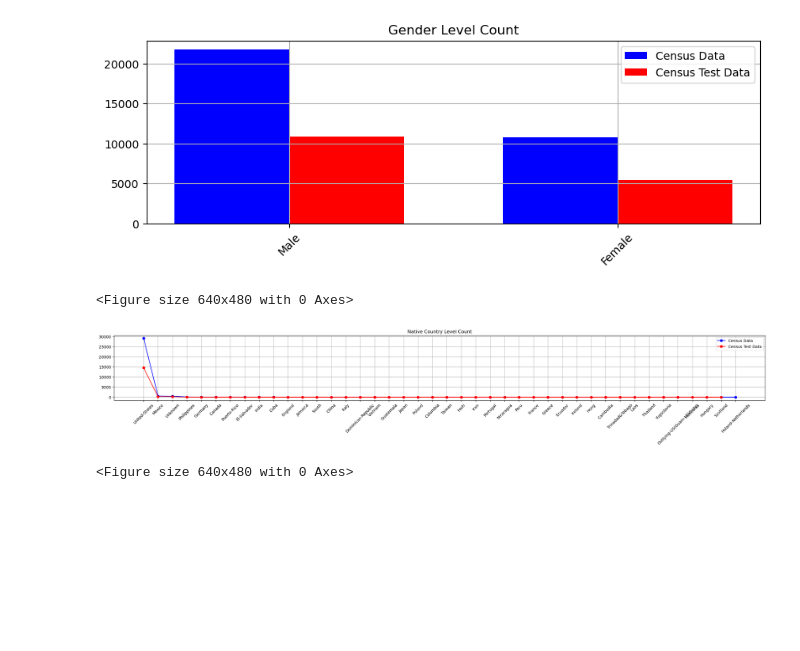
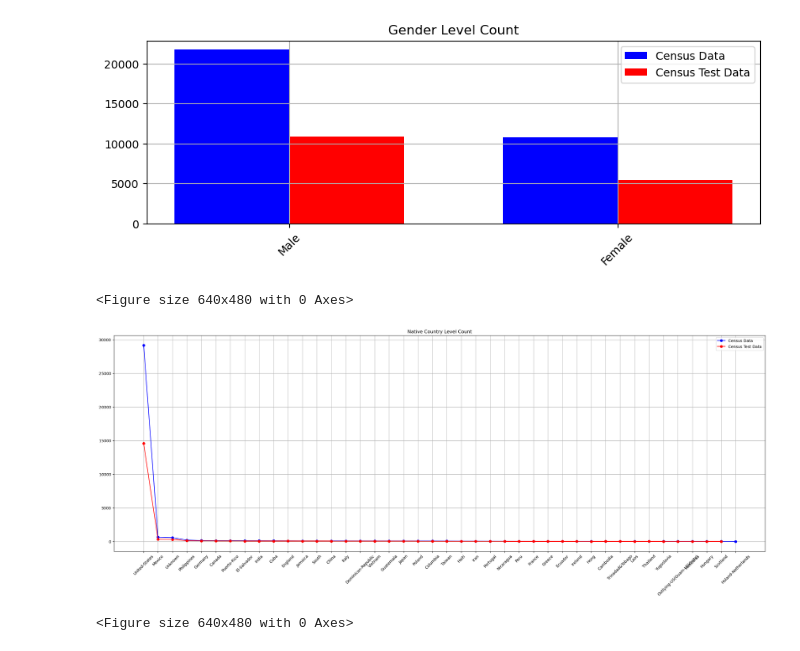
Before and after one commit to sppencerr/Census_Income_ML_Model_Team2, a Jupyter notebook: Group_2_Census_Income_ML_Model_Keep_All_Records.ipynb, the cells around one changed output. Drawn from its saved outputs; the diff is of its cells as text; code cells hidden in the pictures; blank space fills up the shorter version.

```diff
--- a/Group_2_Census_Income_ML_Model_Keep_All_Records.ipynb
+++ b/Group_2_Census_Income_ML_Model_Keep_All_Records.ipynb
@@ -471,21 +471,21 @@ plt.show()
 # %%
 # Create a visualization of the native country column for each census_df and census_test_df
 
 plt.clf()
-plt.figure(figsize=(30, 3))
+plt.figure(figsize=(30, 10))
 train_work_counts = census_df['native-country'].value_counts()
 test_work_counts = census_test_df['native-country'].value_counts()
 
 plt.plot(train_work_counts.index, train_work_counts.values, marker='o', color='blue')
 plt.plot(test_work_counts.index, test_work_counts.values, marker='o', color='red')
 plt.xticks(rotation=45)
 plt.title('Native Country Level Count')
 plt.legend(['Census Data', 'Census Test Data'])
 plt.grid(True)
 plt.show()
 # %% [output]
 <Figure size 640x480 with 0 Axes>
-[figure, old version]
+[figure, new version]
 # %%
 # Create a visualization of the income column for each census_df and census_test_df
 
```
Also changed, not shown: 1 other file.
